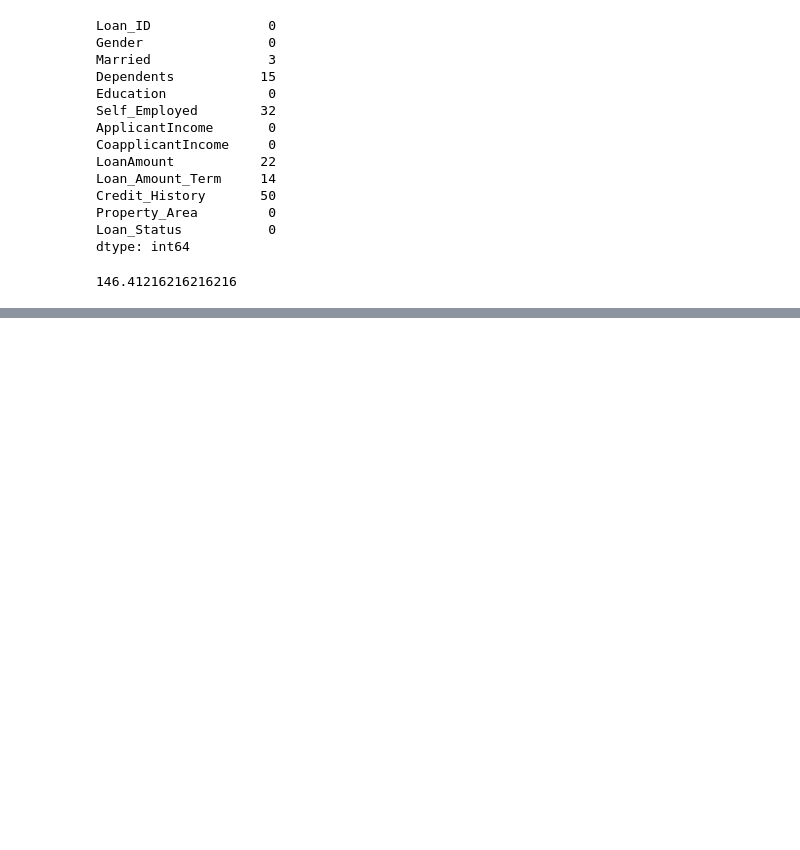
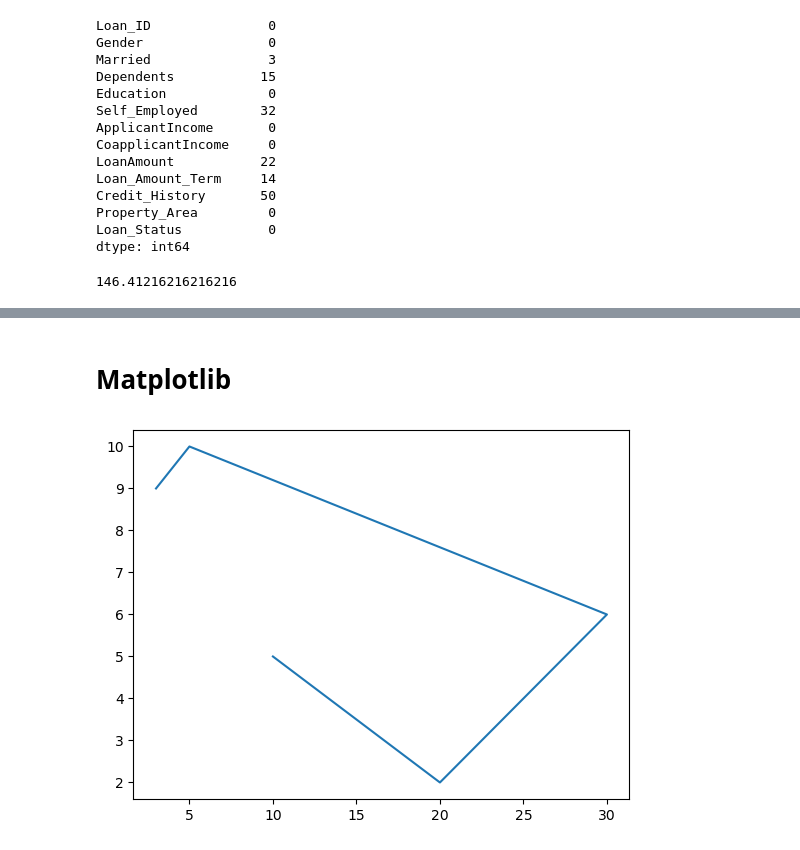
Before and after one commit to nachikethmurthy/Data-Science-Python-Sep-25, a Jupyter notebook: Module-2/Numpy Pandas Matplotlib.ipynb, the cells around one changed output, grey strips where cells are left out. Drawn from its saved outputs; the diff is of its cells as text; code cells hidden in the pictures; blank space fills up the shorter version.

```diff
--- a/Module-2/Numpy Pandas Matplotlib.ipynb
+++ b/Module-2/Numpy Pandas Matplotlib.ipynb
@@ -1089,3 +1171,5 @@ loan_df['LoanAmount'] = loan_df['LoanAmount'].fillna(loan_df['LoanAmount'].mean(
 # %%
 # numerical - mean
 # categorical - mode
+# %% [markdown]
+# Matplotlib
@@ -1091,0 +1178,7 @@ loan_df['LoanAmount'] = loan_df['LoanAmount'].fillna(loan_df['LoanAmount'].mean(
+# %%
+x1 = [10,20,30,5,3]
+x2 = [5,2,6,10,9]
+plt.plot(x1,x2) # create a line plot
+plt.show()
+# %% [output]
+[figure, added]
```
Also changed, not shown: parts of 32 cells of this notebook, 6 other files.
